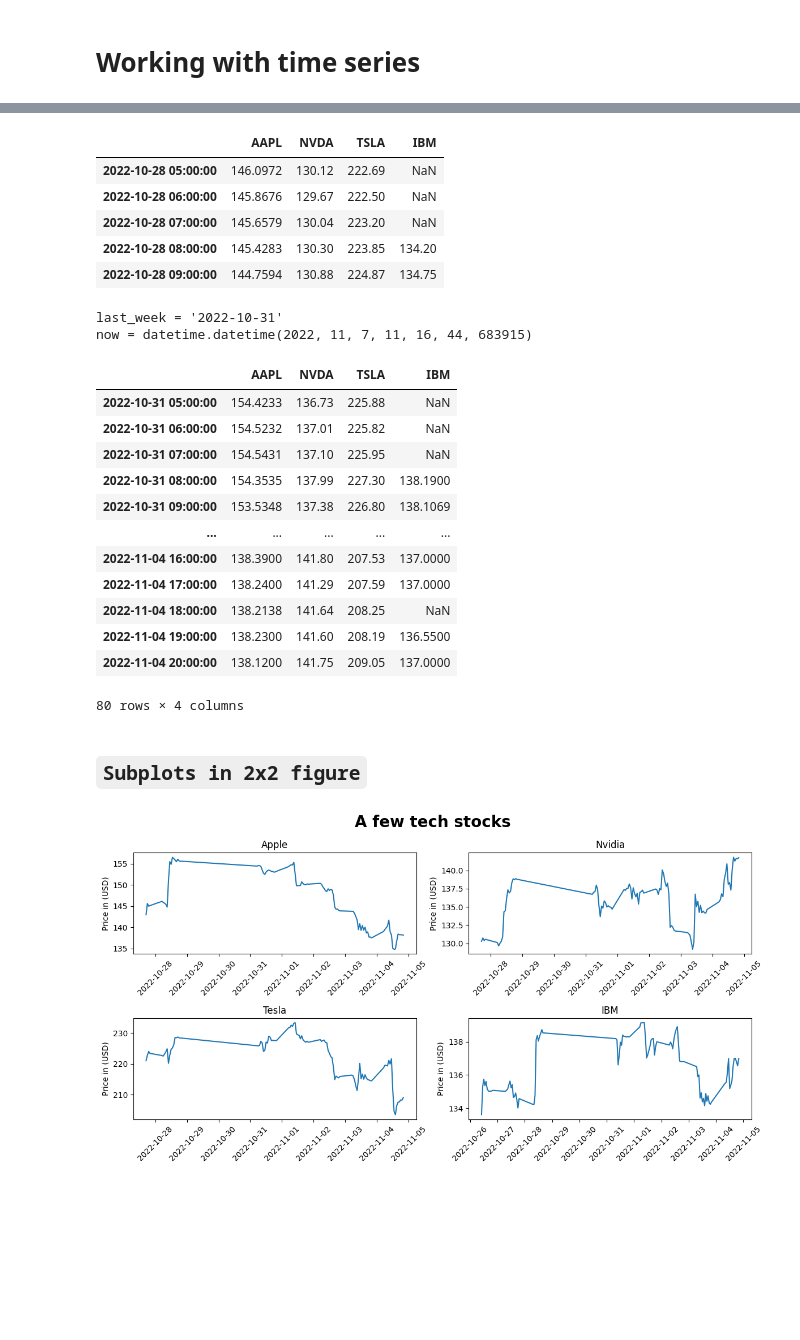
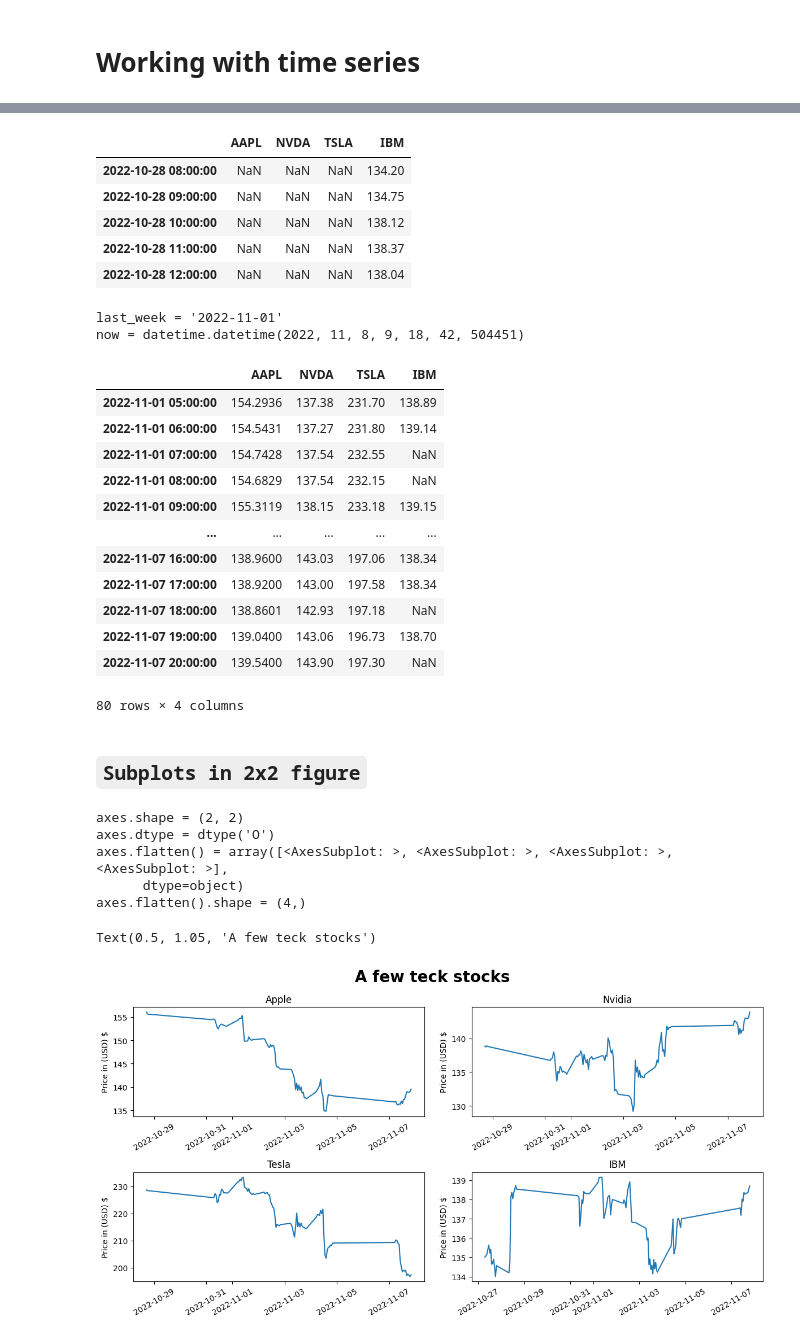
Before and after one commit to Rufshod/Databehandling-Alexander-Andersson, a Jupyter notebook: Code-alongs/L4.1-stocks.ipynb, the cells around one changed output, grey strips where cells are left out. Cells and saved outputs as stored; diff of their text form; code cells hidden in the pictures; blank space fills up the shorter version.

Commit message:
Stocks data added

```diff
--- a/Code-alongs/L4.1-stocks.ipynb
+++ b/Code-alongs/L4.1-stocks.ipynb
@@ -45,4 +45,5 @@ for symbol in symbols:
     url = f'https://www.alphavantage.co/query?function={function}&symbol={symbol}&interval=60min&apikey={api_key}'
     data = requests.get(url).json()
     df = pd.DataFrame(data["Time Series (60min)"]).T # T transpose
-    stock_list.append(df)
+    series = df["4. close"].rename(symbol).astype(float)
+    stock_list.append(series)
@@ -68,15 +69,3 @@ Index(['1. open', '2. high', '3. low', '4. close', '5. volume'], dtype='object')
-# %%
-load_dotenv()
-api_key = os.getenv("ALPHA_API_KEY")
-symbols = ["AAPL", "NVDA", "TSLA", "IBM"]
-stock_list = []
-for symbol in symbols:
-    function = "TIME_SERIES_INTRADAY"
-    url = f'https://www.alphavantage.co/query?function={function}&symbol={symbol}&interval=60min&apikey={api_key}'
-    data = requests.get(url).json()
-    df = pd.DataFrame(data["Time Series (60min)"]).T # T transpose
-    series = df["4. close"].rename(symbol).astype(float)
-    stock_list.append(series)
 # %%
 # concatenated a list of series into a dataframe
 stocks = pd.concat(stock_list, axis = "columns")
@@ -156,11 +142,11 @@ stocks.sort_index().loc["2022-10-28":"2022-10-31"].head()
 # can extract specific date and time from stocks.
 # %% [output]
 |  | AAPL | NVDA | TSLA | IBM |
-| 2022-10-28 05:00:00 | 146.0972 | 130.12 | 222.69 | NaN |
-| 2022-10-28 06:00:00 | 145.8676 | 129.67 | 222.50 | NaN |
-| 2022-10-28 07:00:00 | 145.6579 | 130.04 | 223.20 | NaN |
-| 2022-10-28 08:00:00 | 145.4283 | 130.30 | 223.85 | 134.20 |
-| 2022-10-28 09:00:00 | 144.7594 | 130.88 | 224.87 | 134.75 |
+| 2022-10-28 08:00:00 | NaN | NaN | NaN | 134.20 |
+| 2022-10-28 09:00:00 | NaN | NaN | NaN | 134.75 |
+| 2022-10-28 10:00:00 | NaN | NaN | NaN | 138.12 |
+| 2022-10-28 11:00:00 | NaN | NaN | NaN | 138.37 |
+| 2022-10-28 12:00:00 | NaN | NaN | NaN | 138.04 |
 # %%
 from datetime import datetime, timedelta
 
@@ -173,37 +159,58 @@ print(f"{now = }")
 
 stocks.sort_index().loc[last_week:now] # goes from 7 days in the past through now.
 # %% [output]
-last_week = '2022-10-31'
-now = datetime.datetime(2022, 11, 7, 11, 16, 44, 683915)
+last_week = '2022-11-01'
+now = datetime.datetime(2022, 11, 8, 9, 18, 42, 504451)
 |  | AAPL | NVDA | TSLA | IBM |
-| 2022-10-31 05:00:00 | 154.4233 | 136.73 | 225.88 | NaN |
-| 2022-10-31 06:00:00 | 154.5232 | 137.01 | 225.82 | NaN |
-| 2022-10-31 07:00:00 | 154.5431 | 137.10 | 225.95 | NaN |
-| 2022-10-31 08:00:00 | 154.3535 | 137.99 | 227.30 | 138.1900 |
-| 2022-10-31 09:00:00 | 153.5348 | 137.38 | 226.80 | 138.1069 |
+| 2022-11-01 05:00:00 | 154.2936 | 137.38 | 231.70 | 138.89 |
+| 2022-11-01 06:00:00 | 154.5431 | 137.27 | 231.80 | 139.14 |
+| 2022-11-01 07:00:00 | 154.7428 | 137.54 | 232.55 | NaN |
+| 2022-11-01 08:00:00 | 154.6829 | 137.54 | 232.15 | NaN |
+| 2022-11-01 09:00:00 | 155.3119 | 138.15 | 233.18 | 139.15 |
 | ... | ... | ... | ... | ... |
-| 2022-11-04 16:00:00 | 138.3900 | 141.80 | 207.53 | 137.0000 |
-| 2022-11-04 17:00:00 | 138.2400 | 141.29 | 207.59 | 137.0000 |
-| 2022-11-04 18:00:00 | 138.2138 | 141.64 | 208.25 | NaN |
-| 2022-11-04 19:00:00 | 138.2300 | 141.60 | 208.19 | 136.5500 |
-| 2022-11-04 20:00:00 | 138.1200 | 141.75 | 209.05 | 137.0000 |
+| 2022-11-07 16:00:00 | 138.9600 | 143.03 | 197.06 | 138.34 |
+| 2022-11-07 17:00:00 | 138.9200 | 143.00 | 197.58 | 138.34 |
+| 2022-11-07 18:00:00 | 138.8601 | 142.93 | 197.18 | NaN |
+| 2022-11-07 19:00:00 | 139.0400 | 143.06 | 196.73 | 138.70 |
+| 2022-11-07 20:00:00 | 139.5400 | 143.90 | 197.30 | NaN |
 80 rows × 4 columns
 # %% [markdown]
 ## `Subplots in 2x2 figure`
 # %%
 import seaborn as sns
 import matplotlib.pyplot as plt
 
 fig, axes = plt.subplots(2,2, figsize = (12,6))
 
+print(f"{axes.shape = }") # A few info prints for axes to get a better understanding. its a  2d array.
+print(f"{axes.dtype = }")
+print(f"{axes.flatten() = }")
+print(f"{axes.flatten().shape = }")
+
 stock_names = {"AAPL": "Apple", "NVDA": "Nvidia", "TSLA": "Tesla", "IBM": "IBM"}
 
 for ax, symbol in zip(axes.flatten(), stock_names):
-    sns.lineplot(data = stocks, x = stocks.index, y = symbol, ax = ax)
-    ax.set(title = f"{stock_names[symbol]}", ylabel="Price in (USD)")
-    ax.tick_params(axis = "x", rotation = 45)
+    sns.lineplot(data = stocks, x = stocks.index, y = symbol, ax = ax,)
+    ax.set(title = f"{stock_names[symbol]}", ylabel = "Price in (USD) $")
+    ax.tick_params(axis = "x", rotation = 30)
 
 fig.tight_layout()
-fig.suptitle("A few tech stocks", y = 1.05, fontweight = "bold", fontsize=20);
+fig.suptitle("A few teck stocks", y = 1.05, fontweight = "bold", fontsize = 20)
+
+#Innefficient ways to
+# for i in range(2):
+#     for j in range(2):
+#         axes[i][j].plot()
+
+# axes[0][0].plot()
+# axes[0][1].plot()
+# axes[1][0].plot()
+# axes[1][1].plot()
 # %% [output]
+axes.shape = (2, 2)
+axes.dtype = dtype('O')
+axes.flatten() = array([<AxesSubplot: >, <AxesSubplot: >, <AxesSubplot: >, <AxesSubplot: >],
+      dtype=object)
+axes.flatten().shape = (4,)
+Text(0.5, 1.05, 'A few teck stocks')
-[figure, old version]
+[figure, new version]
```
Also changed, not shown: parts of 9 cells of this notebook, 16 other files.
